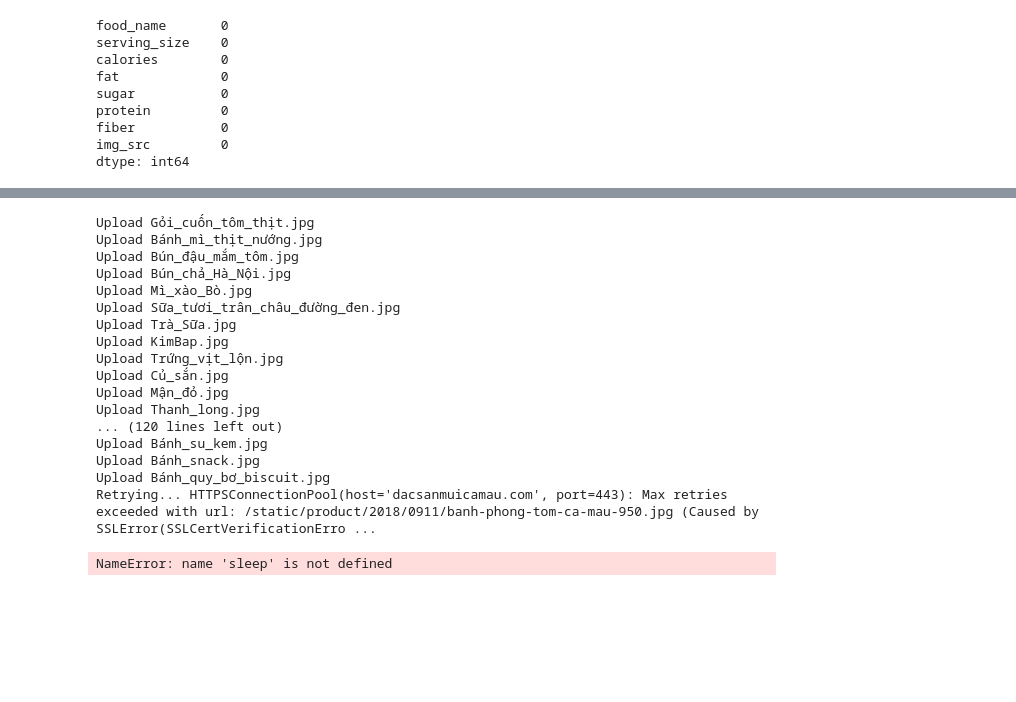
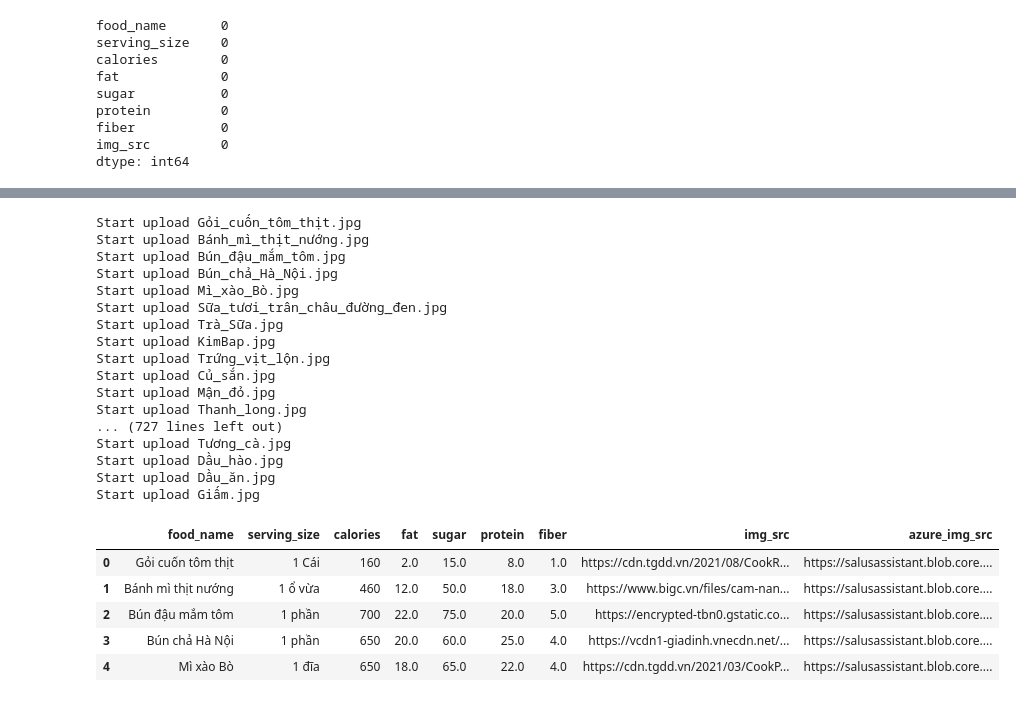
Before and after one commit to hanvocado/Salus-Assistant, a Jupyter notebook: DE/main.ipynb, the cells around one changed output, grey strips where cells are left out. Saved outputs shown, nothing was run; the diff lists cells and outputs as text; code cells hidden in the pictures; blank space fills up the shorter version.

Commit message:
Done upload all images to azure without error. Updated main.py according to main notebook

```diff
--- a/DE/main.ipynb
+++ b/DE/main.ipynb
@@ -129,14 +124,16 @@ dtype: int64
 # %%
 food_df.to_csv('food.csv', index=False)
 # %%
+def clean_name(name):
+    name_without_space = name.replace(' ', '_')
+    name_with_word_only = re.sub(r'\W+', '', name_without_space)
+    return name_with_word_only
+
 def upload_to_azure(row):
     cleaned_name = clean_name(row['food_name'])
     image_name = f'{cleaned_name}.jpg'
-    for i in range(3):
-        try:
-            azure_src = upload_img_by_url(image_name, row['img_src'])
-            break
-        except Exception as e:
-            print(f"Retrying... {e}")
-            time.sleep(2)
+    azure_src = upload_img_by_url(image_name, row['img_src'])
     return azure_src
+# %%
+food_df = pd.read_csv('food.csv')
+food_df.head()
@@ -143,21 +147,29 @@ def upload_to_azure(row):
 # %%
 food_df['azure_img_src'] = food_df.apply(upload_to_azure, axis=1)
 # %% [output]
-Upload Gỏi_cuốn_tôm_thịt.jpg
-Upload Bánh_mì_thịt_nướng.jpg
-Upload Bún_đậu_mắm_tôm.jpg
-Upload Bún_chả_Hà_Nội.jpg
-Upload Mì_xào_Bò.jpg
-Upload Sữa_tươi_trân_châu_đường_đen.jpg
-Upload Trà_Sữa.jpg
-Upload KimBap.jpg
-Upload Trứng_vịt_lộn.jpg
-Upload Củ_sắn.jpg
-Upload Mận_đỏ.jpg
-Upload Thanh_long.jpg
-... (120 lines left out)
-Upload Bánh_su_kem.jpg
-Upload Bánh_snack.jpg
-Upload Bánh_quy_bơ_biscuit.jpg
-Retrying... HTTPSConnectionPool(host='dacsanmuicamau.com', port=443): Max retries exceeded with url: /static/product/2018/0911/banh-phong-tom-ca-mau-950.jpg (Caused by SSLError(SSLCertVerificationErro ...
+Start upload Gỏi_cuốn_tôm_thịt.jpg
+Start upload Bánh_mì_thịt_nướng.jpg
+Start upload Bún_đậu_mắm_tôm.jpg
+Start upload Bún_chả_Hà_Nội.jpg
+Start upload Mì_xào_Bò.jpg
+Start upload Sữa_tươi_trân_châu_đường_đen.jpg
+Start upload Trà_Sữa.jpg
+Start upload KimBap.jpg
+Start upload Trứng_vịt_lộn.jpg
+Start upload Củ_sắn.jpg
+Start upload Mận_đỏ.jpg
+Start upload Thanh_long.jpg
+... (727 lines left out)
+Start upload Tương_cà.jpg
+Start upload Dầu_hào.jpg
+Start upload Dầu_ăn.jpg
+Start upload Giấm.jpg
-NameError: name 'sleep' is not defined
+# %%
+food_df.head()
+# %% [output]
+|  | food_name | serving_size | calories | fat | sugar | protein | fiber | img_src | azure_img_src |
+| 0 | Gỏi cuốn tôm thịt | 1 Cái | 160 | 2.0 | 15.0 | 8.0 | 1.0 | https://cdn.tgdd.vn/2021/08/CookR... | https://salusassistant.blob.core.... |
+| 1 | Bánh mì thịt nướng | 1 ổ vừa | 460 | 12.0 | 50.0 | 18.0 | 3.0 | https://www.bigc.vn/files/cam-nan... | https://salusassistant.blob.core.... |
+| 2 | Bún đậu mắm tôm | 1 phần | 700 | 22.0 | 75.0 | 20.0 | 5.0 | https://encrypted-tbn0.gstatic.co... | https://salusassistant.blob.core.... |
+| 3 | Bún chả Hà Nội | 1 phần | 650 | 20.0 | 60.0 | 25.0 | 4.0 | https://vcdn1-giadinh.vnecdn.net/... | https://salusassistant.blob.core.... |
+| 4 | Mì xào Bò | 1 đĩa | 650 | 18.0 | 65.0 | 22.0 | 4.0 | https://cdn.tgdd.vn/2021/03/CookP... | https://salusassistant.blob.core.... |
```
Also changed, not shown: parts of 3 cells of this notebook, 1 other file.
